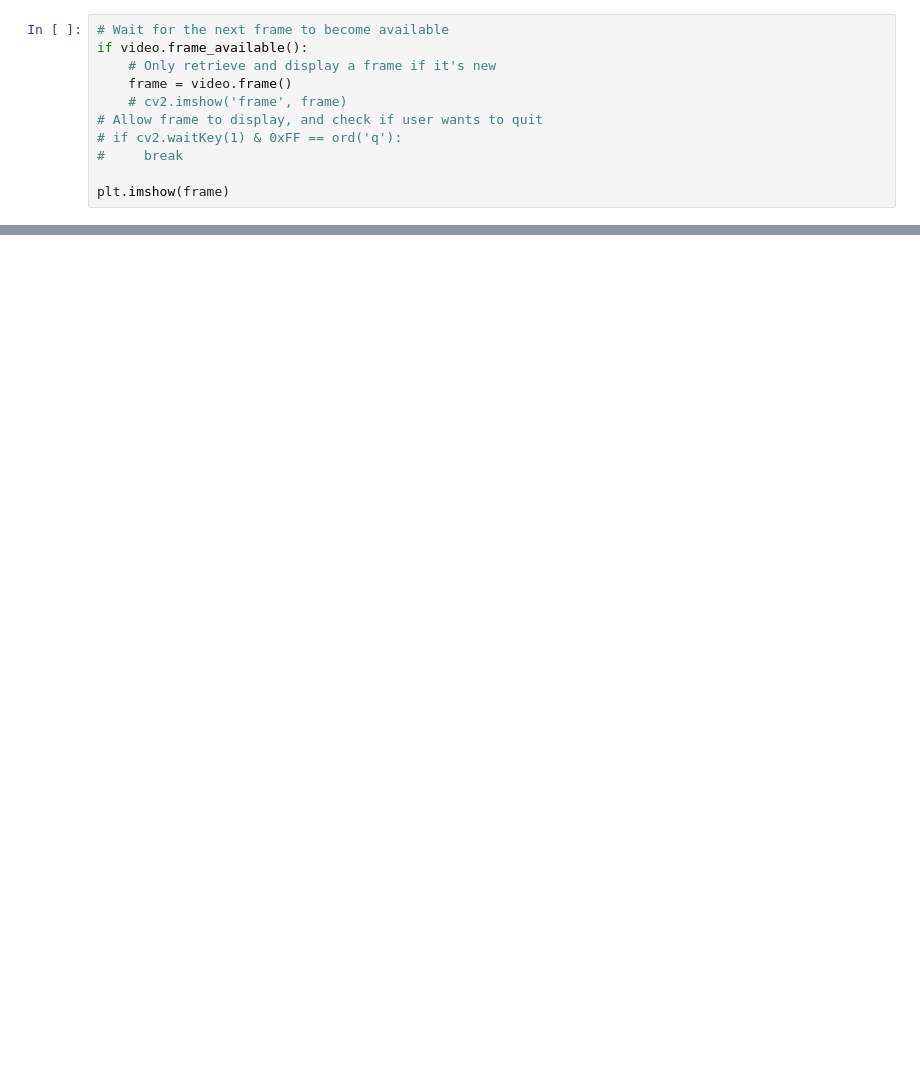
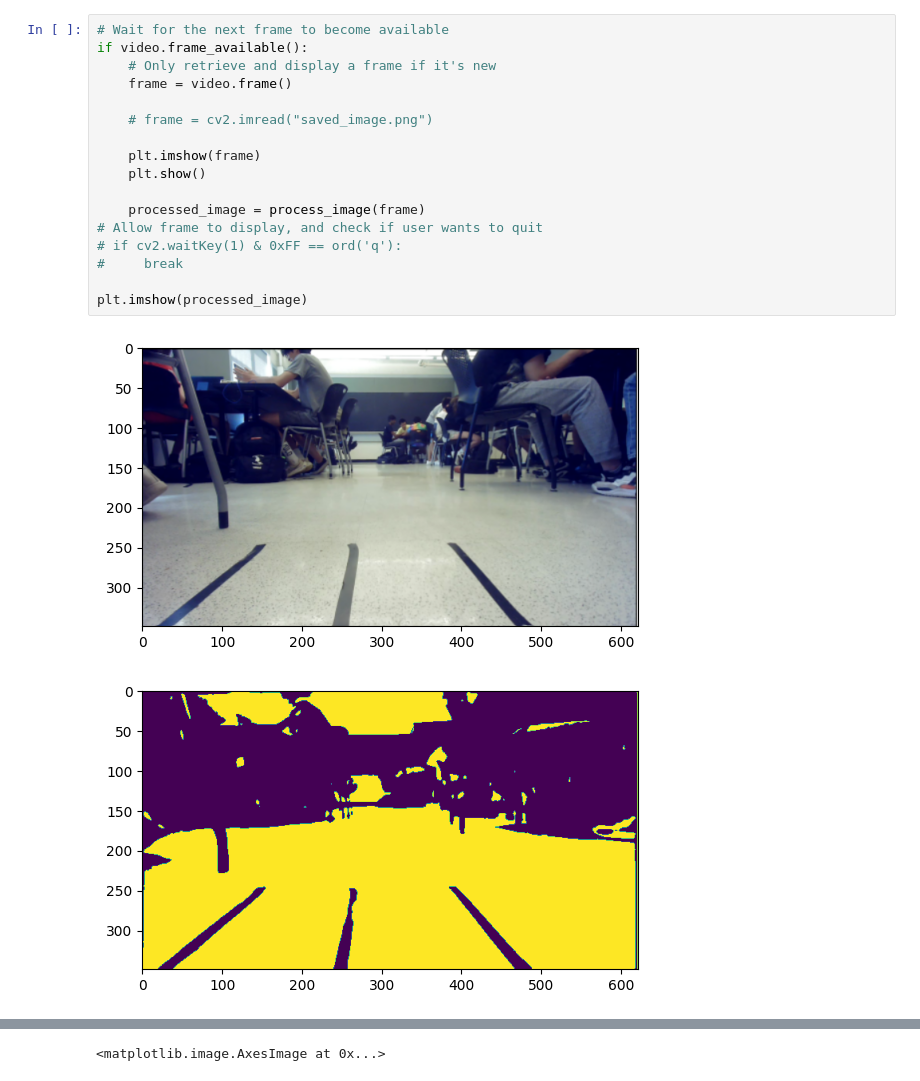
Before and after one commit to vizdiz/cv-intro, a Jupyter notebook: test_gstream.ipynb, the cells around one changed output, grey strips where cells are left out. Cells and saved outputs as stored; diff of their text form; blank space fills up the shorter version.

```diff
--- a/test_gstream.ipynb
+++ b/test_gstream.ipynb
@@ -25,11 +30,20 @@ AttributeError: 'NoneType' object has no attribute 'connect'
 # %%
 # Wait for the next frame to become available
 if video.frame_available():
     # Only retrieve and display a frame if it's new
     frame = video.frame()
-    # cv2.imshow('frame', frame)
+
+    # frame = cv2.imread("saved_image.png")
+
+    plt.imshow(frame)
+    plt.show()
+
+    processed_image = process_image(frame)
 # Allow frame to display, and check if user wants to quit
 # if cv2.waitKey(1) & 0xFF == ord('q'):
 #     break
 
-plt.imshow(frame)
+plt.imshow(processed_image)
+# %% [output]
+[figure, added]
+[figure, added]
@@ -35,0 +51 @@ plt.imshow(frame)
+<matplotlib.image.AxesImage at 0x...>
```
Also changed, not shown: parts of 3 cells of this notebook, 6 other files.
